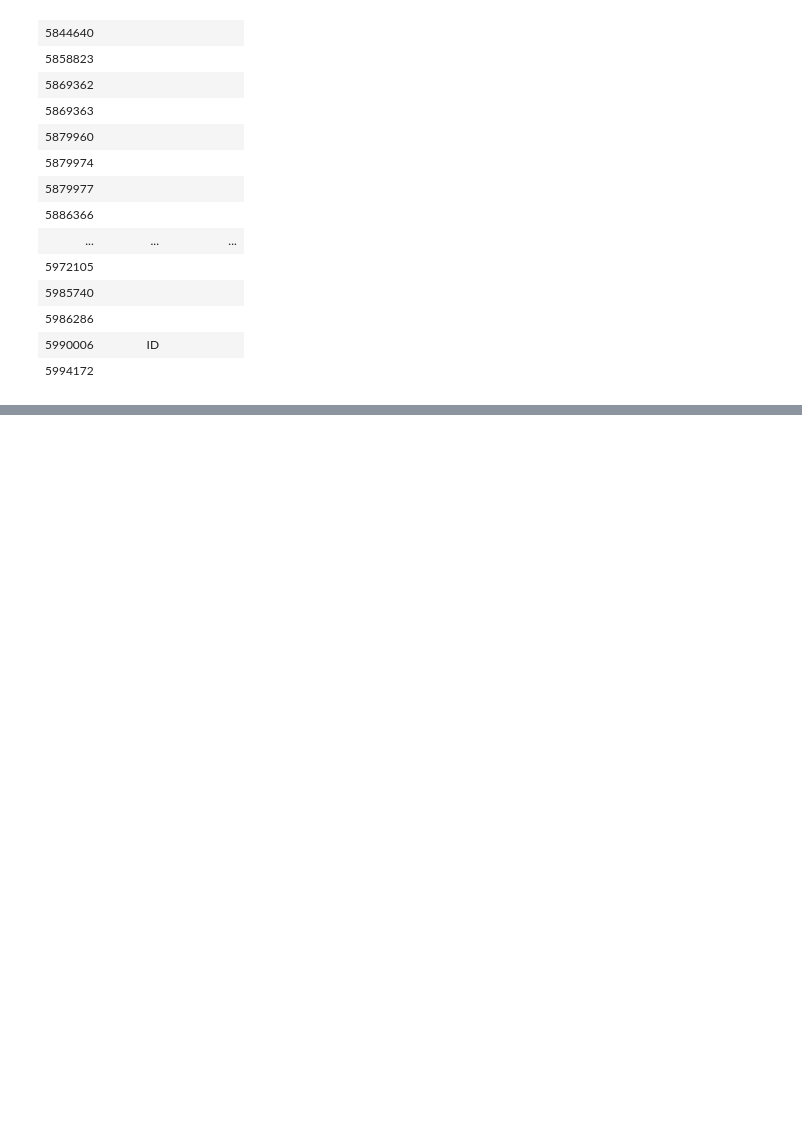
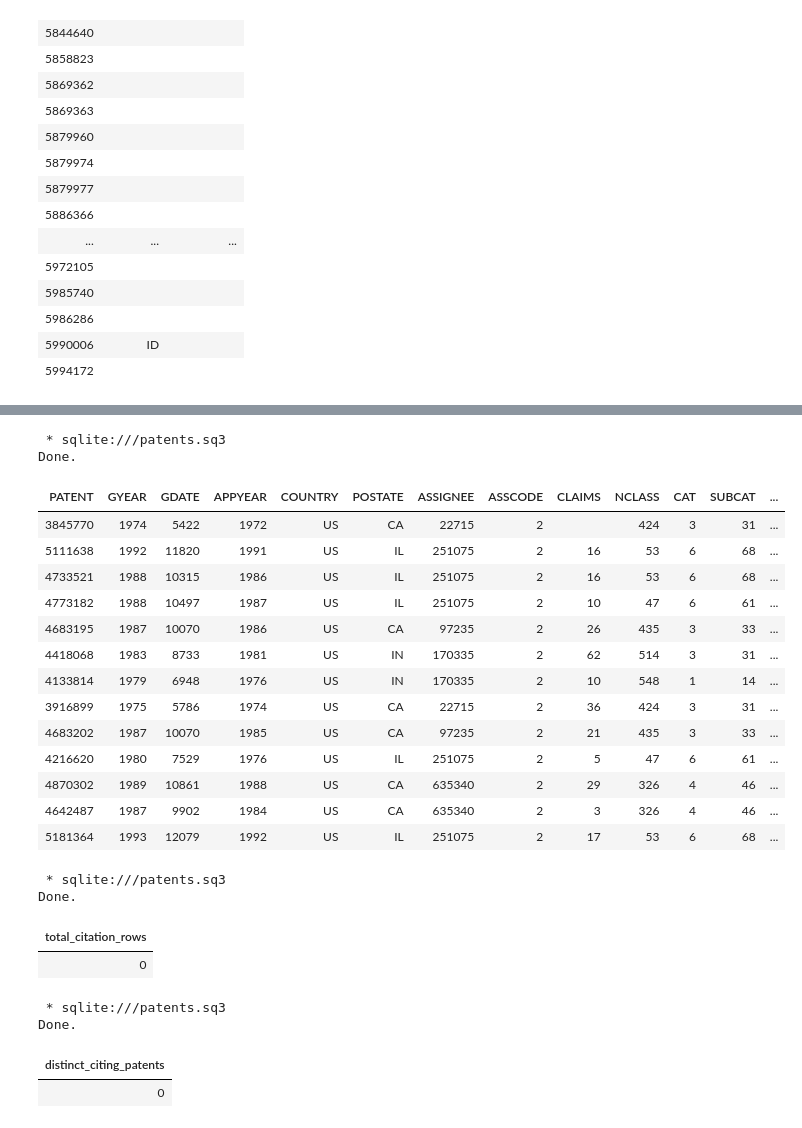
Before and after one commit to kendallahern/lab3-sql-patent2-kendallahern, a Jupyter notebook: Lab03-sqlite-patent.ipynb, the cells around one changed output, grey strips where cells are left out. Saved outputs shown, nothing was run; the diff lists cells and outputs as text; code cells hidden in the pictures; blank space fills up the shorter version.

```diff
--- a/Lab03-sqlite-patent.ipynb
+++ b/Lab03-sqlite-patent.ipynb
@@ -529,0 +523,60 @@ Done.
+# %%
+%%sql
+SELECT p.*,
+       IFNULL(cs.co_state_count, 0) AS co_state_citations
+FROM patents AS p
+LEFT JOIN (
+    SELECT c.CITED AS patent_id,
+           COUNT(DISTINCT c.CITING) AS co_state_count
+    FROM citations AS c
+    JOIN patents AS pciting
+      ON c.CITING = pciting.PATENT
+    JOIN patents AS pcited
+      ON c.CITED = pcited.PATENT
+    WHERE pciting.POSTATE = pcited.POSTATE
+      AND pciting.POSTATE IS NOT NULL
+      AND pcited.POSTATE IS NOT NULL
+      AND pciting.POSTATE <> ''
+      AND pcited.POSTATE <> ''
+    GROUP BY c.CITED
+) AS cs
+ON p.PATENT = cs.patent_id
+ORDER BY co_state_citations DESC
+LIMIT 13;
+# %% [output]
+ * sqlite:///patents.sq3
+Done.
+| PATENT | GYEAR | GDATE | APPYEAR | COUNTRY | POSTATE | ASSIGNEE | ASSCODE | CLAIMS | NCLASS | CAT | SUBCAT | ... |
+| 3845770 | 1974 | 5422 | 1972 | US | CA | 22715 | 2 |  | 424 | 3 | 31 | ... |
+| 5111638 | 1992 | 11820 | 1991 | US | IL | 251075 | 2 | 16 | 53 | 6 | 68 | ... |
+| 4733521 | 1988 | 10315 | 1986 | US | IL | 251075 | 2 | 16 | 53 | 6 | 68 | ... |
+| 4773182 | 1988 | 10497 | 1987 | US | IL | 251075 | 2 | 10 | 47 | 6 | 61 | ... |
+| 4683195 | 1987 | 10070 | 1986 | US | CA | 97235 | 2 | 26 | 435 | 3 | 33 | ... |
+| 4418068 | 1983 | 8733 | 1981 | US | IN | 170335 | 2 | 62 | 514 | 3 | 31 | ... |
+| 4133814 | 1979 | 6948 | 1976 | US | IN | 170335 | 2 | 10 | 548 | 1 | 14 | ... |
+| 3916899 | 1975 | 5786 | 1974 | US | CA | 22715 | 2 | 36 | 424 | 3 | 31 | ... |
+| 4683202 | 1987 | 10070 | 1985 | US | CA | 97235 | 2 | 21 | 435 | 3 | 33 | ... |
+| 4216620 | 1980 | 7529 | 1976 | US | IL | 251075 | 2 | 5 | 47 | 6 | 61 | ... |
+| 4870302 | 1989 | 10861 | 1988 | US | CA | 635340 | 2 | 29 | 326 | 4 | 46 | ... |
+| 4642487 | 1987 | 9902 | 1984 | US | CA | 635340 | 2 | 3 | 326 | 4 | 46 | ... |
+| 5181364 | 1993 | 12079 | 1992 | US | IL | 251075 | 2 | 17 | 53 | 6 | 68 | ... |
+# %%
+%%sql
+SELECT COUNT(*) AS total_citation_rows
+FROM citations
+WHERE CITED = 5959466;
+# %% [output]
+ * sqlite:///patents.sq3
+Done.
+| total_citation_rows |
+| 0 |
+# %%
+%%sql
+SELECT COUNT(DISTINCT CITING) AS distinct_citing_patents
+FROM citations
+WHERE CITED = 5959466;
+# %% [output]
+ * sqlite:///patents.sq3
+Done.
+| distinct_citing_patents |
+| 0 |
```
Also changed, not shown: parts of 21 cells of this notebook.
